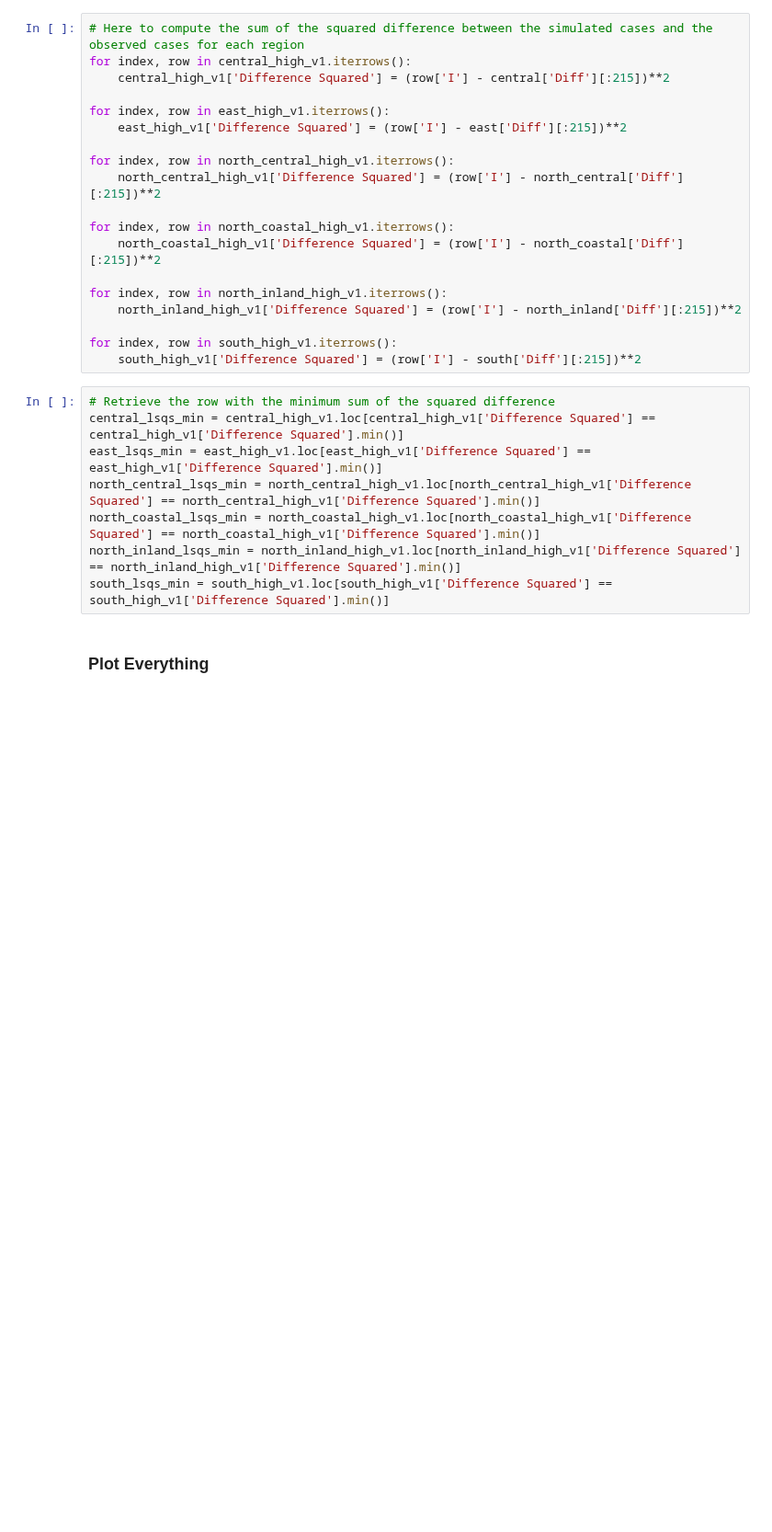
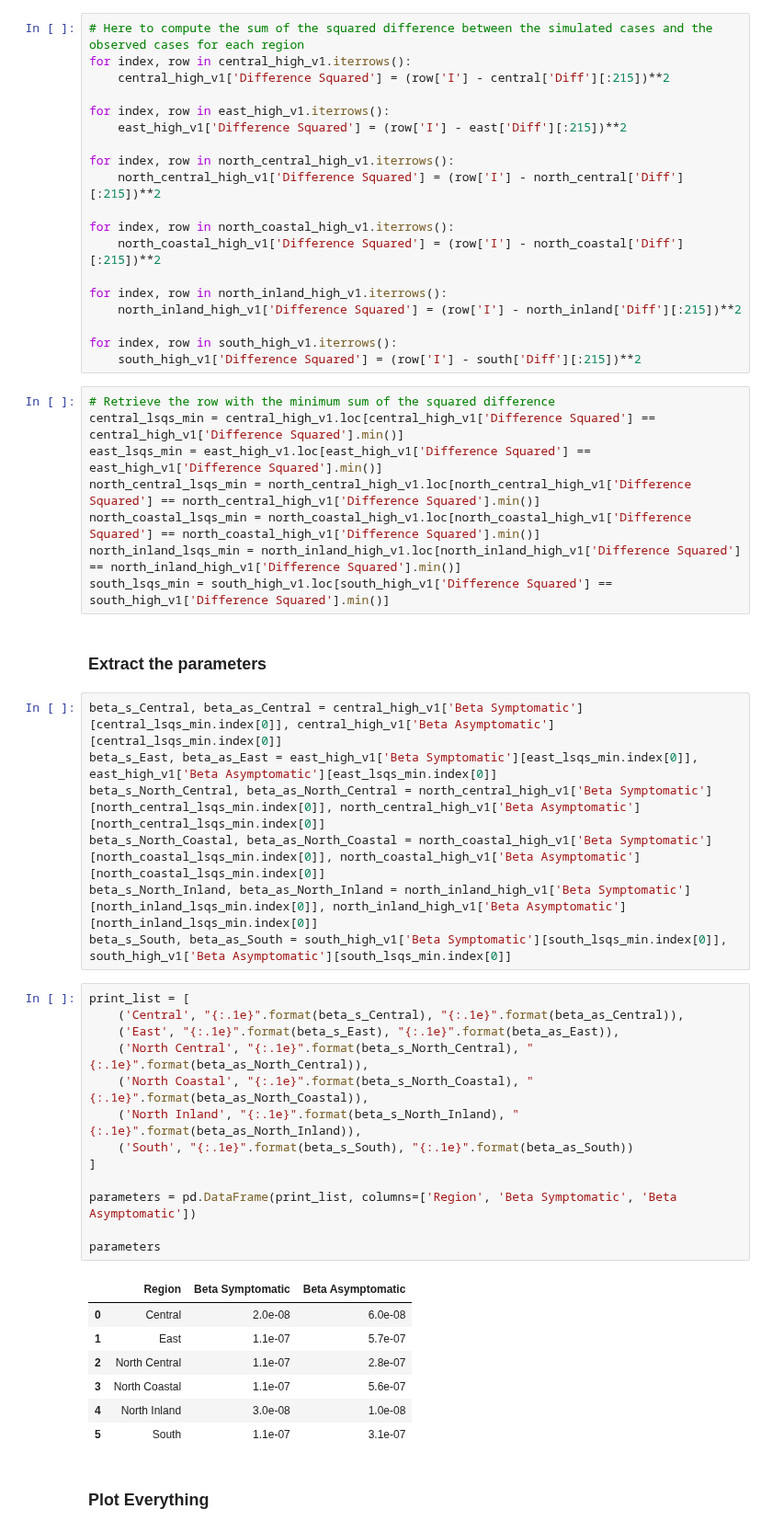
Before and after one commit to kazi0302/COVID-19-Modeling-and-Parameter-Fitting, a Jupyter notebook: Monte Carlo Simulation/MC_simulator.ipynb, the cells around one changed output. Shown at 92% size. Drawn from its saved outputs; the diff is of its cells as text; blank space fills up the shorter version.

```diff
--- a/Monte Carlo Simulation/MC_simulator.ipynb
+++ b/Monte Carlo Simulation/MC_simulator.ipynb
@@ -851,6 +851,36 @@ north_central_lsqs_min = north_central_high_v1.loc[north_central_high_v1['Differ
 north_coastal_lsqs_min = north_coastal_high_v1.loc[north_coastal_high_v1['Difference Squared'] == north_coastal_high_v1['Difference Squared'].min()]
 north_inland_lsqs_min = north_inland_high_v1.loc[north_inland_high_v1['Difference Squared'] == north_inland_high_v1['Difference Squared'].min()]
 south_lsqs_min = south_high_v1.loc[south_high_v1['Difference Squared'] == south_high_v1['Difference Squared'].min()]
+# %% [markdown]
+### Extract the parameters
+# %%
+beta_s_Central, beta_as_Central = central_high_v1['Beta Symptomatic'][central_lsqs_min.index[0]], central_high_v1['Beta Asymptomatic'][central_lsqs_min.index[0]]
+beta_s_East, beta_as_East = east_high_v1['Beta Symptomatic'][east_lsqs_min.index[0]], east_high_v1['Beta Asymptomatic'][east_lsqs_min.index[0]]
+beta_s_North_Central, beta_as_North_Central = north_central_high_v1['Beta Symptomatic'][north_central_lsqs_min.index[0]], north_central_high_v1['Beta Asymptomatic'][north_central_lsqs_min.index[0]]
+beta_s_North_Coastal, beta_as_North_Coastal = north_coastal_high_v1['Beta Symptomatic'][north_coastal_lsqs_min.index[0]], north_coastal_high_v1['Beta Asymptomatic'][north_coastal_lsqs_min.index[0]]
+beta_s_North_Inland, beta_as_North_Inland = north_inland_high_v1['Beta Symptomatic'][north_inland_lsqs_min.index[0]], north_inland_high_v1['Beta Asymptomatic'][north_inland_lsqs_min.index[0]]
+beta_s_South, beta_as_South = south_high_v1['Beta Symptomatic'][south_lsqs_min.index[0]], south_high_v1['Beta Asymptomatic'][south_lsqs_min.index[0]]
+# %%
+print_list = [
+    ('Central', "{:.1e}".format(beta_s_Central), "{:.1e}".format(beta_as_Central)),
+    ('East', "{:.1e}".format(beta_s_East), "{:.1e}".format(beta_as_East)),
+    ('North Central', "{:.1e}".format(beta_s_North_Central), "{:.1e}".format(beta_as_North_Central)),
+    ('North Coastal', "{:.1e}".format(beta_s_North_Coastal), "{:.1e}".format(beta_as_North_Coastal)),
+    ('North Inland', "{:.1e}".format(beta_s_North_Inland), "{:.1e}".format(beta_as_North_Inland)),
+    ('South', "{:.1e}".format(beta_s_South), "{:.1e}".format(beta_as_South))
+]
+
+parameters = pd.DataFrame(print_list, columns=['Region', 'Beta Symptomatic', 'Beta Asymptomatic'])
+
+parameters
+# %% [output]
+|  | Region | Beta Symptomatic | Beta Asymptomatic |
+| 0 | Central | 2.0e-08 | 6.0e-08 |
+| 1 | East | 1.1e-07 | 5.7e-07 |
+| 2 | North Central | 1.1e-07 | 2.8e-07 |
+| 3 | North Coastal | 1.1e-07 | 5.6e-07 |
+| 4 | North Inland | 3.0e-08 | 1.0e-08 |
+| 5 | South | 1.1e-07 | 3.1e-07 |
 # %% [markdown]
 ### Plot Everything
 # %%
```
